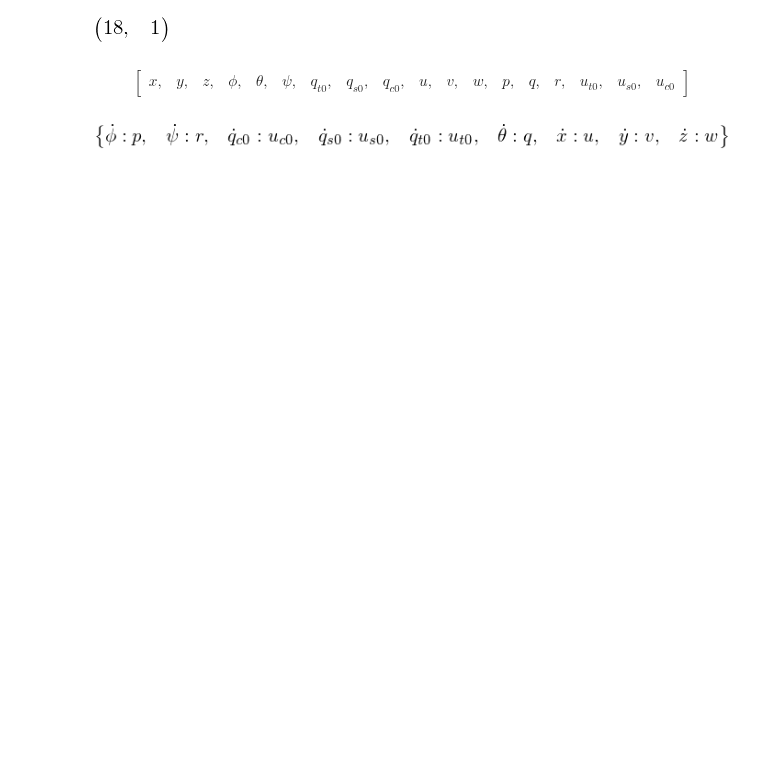
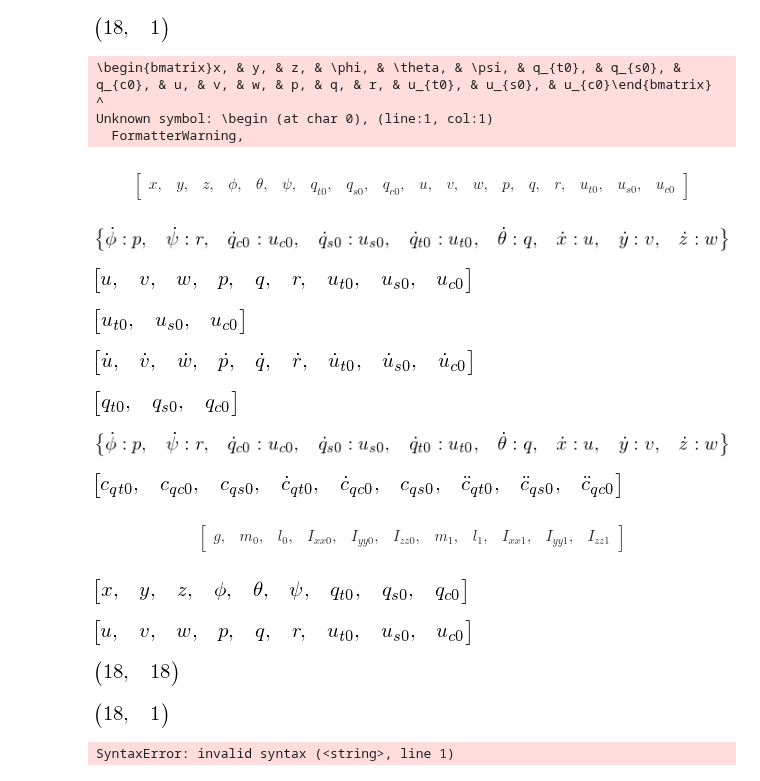
Before and after one commit to isaacyeaton/snaketurn, a Jupyter notebook: 2-snake-3D.ipynb, the cells around one changed output. Cells and saved outputs as stored; diff of their text form; code cells hidden in the pictures; blank space fills up the shorter version.

```diff
--- a/2-snake-3D.ipynb
+++ b/2-snake-3D.ipynb
@@ -46,16 +49,16 @@ uc = me.dynamicsymbols('u_c:' + str(n - 1))
 
 # constraints
 cqt = me.dynamicsymbols('c_qt:' + str(n - 1))     # holonomic constraint
-cut = me.dynamicsymbols('c_ut:' + str(n - 1), 1)  # non-holonomic constraint
-cst = me.dynamicsymbols('c_st:' + str(n - 1), 2)  # used in matrix substitution later
+cut = me.dynamicsymbols('c_qt:' + str(n - 1), 1)  # non-holonomic constraint
+cst = me.dynamicsymbols('c_qt:' + str(n - 1), 2)  # used in matrix substitution later
 
 cqs = me.dynamicsymbols('c_qs:' + str(n - 1))
-cus = me.dynamicsymbols('c_us:' + str(n - 1), 1)
-css = me.dynamicsymbols('c_ss:' + str(n - 1), 2)
+cus = me.dynamicsymbols('c_qs:' + str(n - 1), 1)
+css = me.dynamicsymbols('c_qs:' + str(n - 1), 2)
 
 cqc = me.dynamicsymbols('c_qc:' + str(n - 1))
-cuc = me.dynamicsymbols('c_uc:' + str(n - 1), 1)
-csc = me.dynamicsymbols('c_sc:' + str(n - 1), 2)
+cuc = me.dynamicsymbols('c_qc:' + str(n - 1), 1)
+csc = me.dynamicsymbols('c_qc:' + str(n - 1), 2)
 
 # forces and torques
 F = me.dynamicsymbols('F:' + str(n))
@@ -168,8 +171,32 @@ forcing.shape
 # %%
 kane._q + kane._u
 # %% [output]
+\begin{bmatrix}x, & y, & z, & \phi, & \theta, & \psi, & q_{t0}, & q_{s0}, & q_{c0}, & u, & v, & w, & p, & q, & r, & u_{t0}, & u_{s0}, & u_{c0}\end{bmatrix}
+^
+Unknown symbol: \begin (at char 0), (line:1, col:1)
+  FormatterWarning,
 $$\begin{bmatrix}x, & y, & z, & \phi, & \theta, & \psi, & q_{t0}, & q_{s0}, & q_{c0}, & u, & v, & w, & p, & q, & r, & u_{t0}, & u_{s0}, & u_{c0}\end{bmatrix}$$
 # %%
 kane.kindiffdict()
 # %% [output]
 [figure]
+# %%
+kane._u
+# %% [output]
+[figure, added]
+# %%
+kane._udep
+# %% [output]
+[figure, added]
+# %%
+kane._udot
+# %% [output]
+[figure, added]
+# %%
+kane._qdep
+# %% [output]
+[figure, added]
+# %%
+kane._qdot_u_map
+# %% [output]
+[figure, added]
@@ -175,0 +206,24 @@ kane.kindiffdict()
+# %%
+specified
+# %% [output]
+[figure, added]
+# %%
+constants
+# %% [output]
+$$\begin{bmatrix}g, & m_{0}, & l_{0}, & I_{xx 0}, & I_{yy 0}, & I_{zz 0}, & m_{1}, & l_{1}, & I_{xx 1}, & I_{yy 1}, & I_{zz 1}\end{bmatrix}$$
+# %%
+kane._q
+# %% [output]
+[figure, added]
+# %%
+kane._u
+# %% [output]
+[figure, added]
+# %%
+mass.shape
+# %% [output]
+[figure, added]
+# %%
+forcing.shape
+# %% [output]
+[figure, added]
@@ -175,0 +232,6 @@ kane.kindiffdict()
+# %%
+now = time.time()
+ode_fun = generate_ode_function(mass, forcing, constants, kane._q, kane._u, specified)#, generator='lambdify')
+print('Elapsed time: {0:.2f} sec'.format(time.time() - now))
+# %% [output]
+SyntaxError: invalid syntax (<string>, line 1)
```
Also changed, not shown: parts of 5 cells of this notebook, 2 other files.
